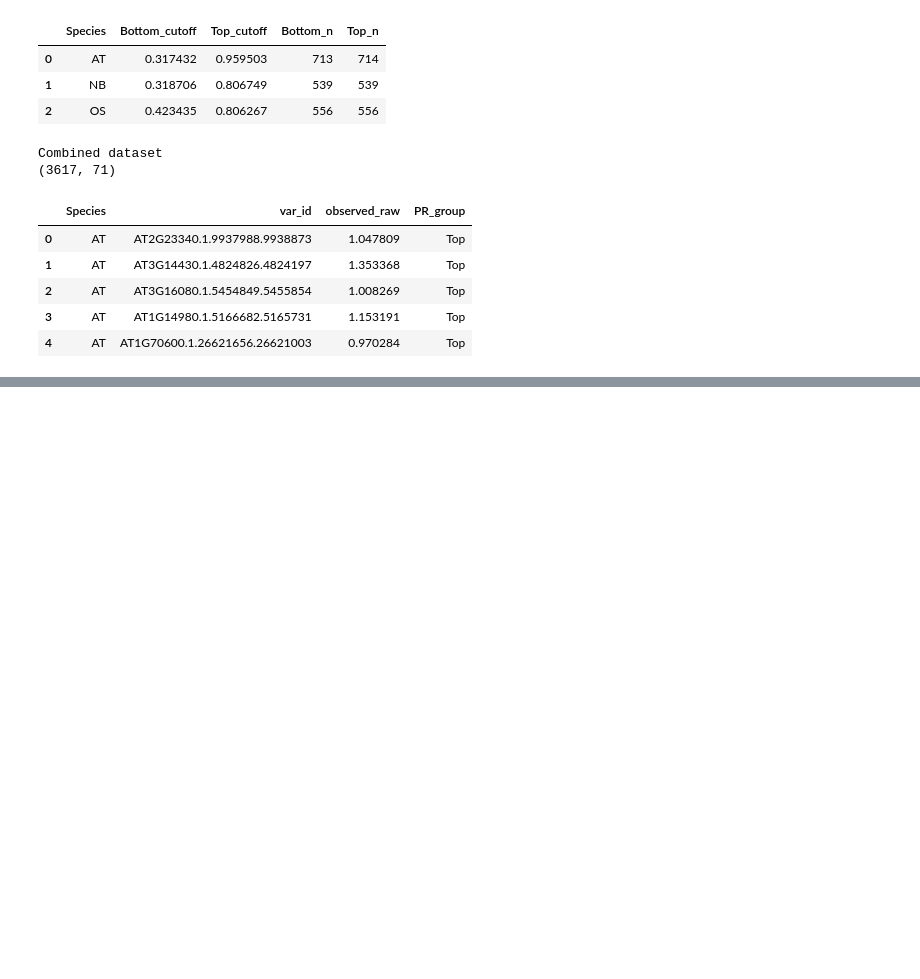
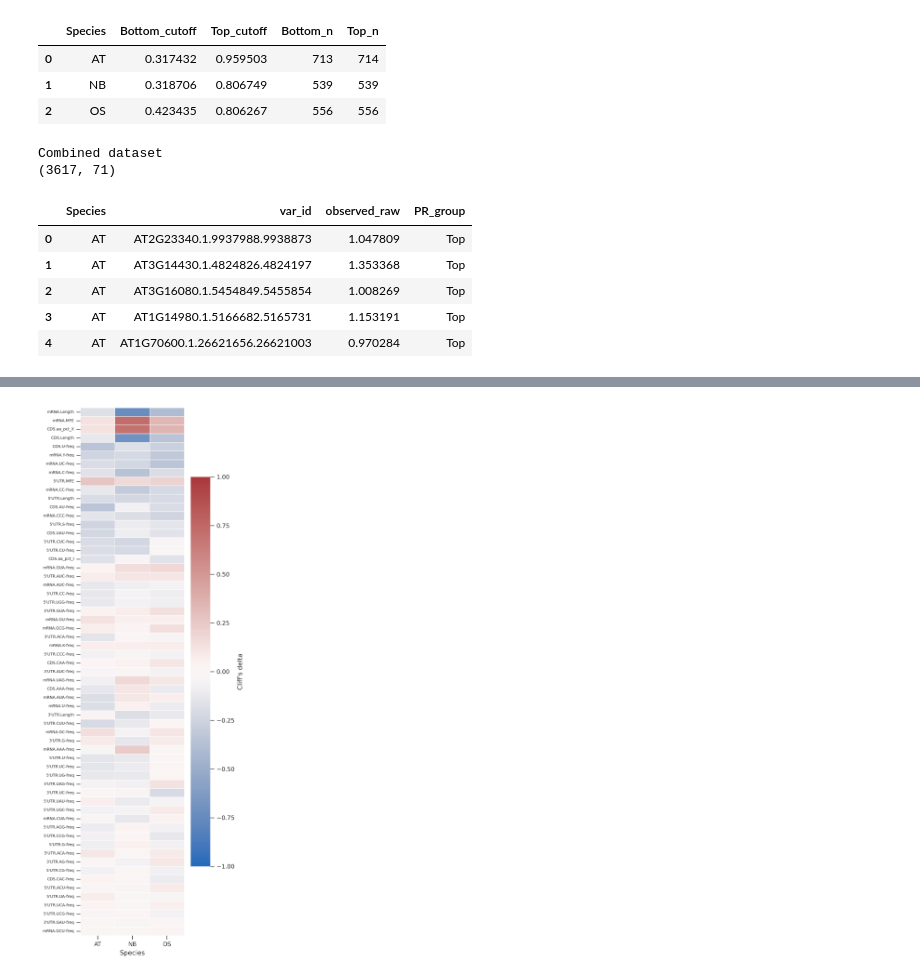
Before and after one commit to ih-11/regression, a Jupyter notebook: notebooks/analysis5_step1.ipynb, the cells around one changed output, grey strips where cells are left out. Cells and saved outputs as stored; diff of their text form; code cells hidden in the pictures; blank space fills up the shorter version.

```diff
--- a/notebooks/analysis5_step1.ipynb
+++ b/notebooks/analysis5_step1.ipynb
@@ -2389,0 +2523,81 @@ Combined dataset
+# %%
+# ============================================
+# Cross-species Top vs Bottom PR effect summary
+# ============================================
+
+effect_matrix_df = (
+    top_bottom_stats_df
+    .pivot(index="Feature", columns="Species", values="Cliff_delta")
+    .reindex(columns=["AT", "NB", "OS"])
+)
+
+fdr_matrix_df = (
+    top_bottom_stats_df
+    .pivot(index="Feature", columns="Species", values="FDR")
+    .reindex(columns=["AT", "NB", "OS"])
+)
+
+effect_summary_df = feature_metadata_df.copy()
+effect_summary_df["AT"] = effect_summary_df["Feature"].map(effect_matrix_df["AT"])
+effect_summary_df["NB"] = effect_summary_df["Feature"].map(effect_matrix_df["NB"])
+effect_summary_df["OS"] = effect_summary_df["Feature"].map(effect_matrix_df["OS"])
+
+effect_summary_df["Mean_delta"] = effect_summary_df[["AT", "NB", "OS"]].mean(axis=1)
+effect_summary_df["Mean_abs_delta"] = effect_summary_df[["AT", "NB", "OS"]].abs().mean(axis=1)
+effect_summary_df["Min_abs_delta"] = effect_summary_df[["AT", "NB", "OS"]].abs().min(axis=1)
+
+effect_summary_df["Same_direction"] = (
+    ((effect_summary_df[["AT", "NB", "OS"]] > 0).all(axis=1)) |
+    ((effect_summary_df[["AT", "NB", "OS"]] < 0).all(axis=1))
+)
+
+effect_summary_df["FDR_all"] = (
+    (fdr_matrix_df.loc[effect_summary_df["Feature"], ["AT", "NB", "OS"]].to_numpy() < 0.05)
+    .all(axis=1)
+)
+
+effect_summary_df = (
+    effect_summary_df
+    .sort_values(["Same_direction", "Mean_abs_delta"], ascending=[False, False])
+    .reset_index(drop=True)
+)
+
+print("Cross-species effect summary")
+print("----------------------------")
+display(effect_summary_df.head(20))
+
+print("\nSame direction in all species :", effect_summary_df["Same_direction"].sum())
+print("FDR < 0.05 in all species    :", effect_summary_df["FDR_all"].sum())
+print(
+    "Same direction + FDR all    :",
+    (effect_summary_df["Same_direction"] & effect_summary_df["FDR_all"]).sum(),
+)
+
+# --------------------------------------------
+# Cliff's delta heatmap
+# --------------------------------------------
+
+plot_order = effect_summary_df["Feature"].tolist()
+plot_matrix = effect_matrix_df.loc[plot_order, ["AT", "NB", "OS"]]
+
+fig, ax = make_fig(w=4.5, h=12)
+
+sns.heatmap(
+    plot_matrix,
+    cmap="vlag",
+    center=0,
+    vmin=-1,
+    vmax=1,
+    linewidths=0.25,
+    linecolor="white",
+    cbar_kws={"label": "Cliff's delta"},
+    ax=ax,
+)
+
+format_axis(ax, xlabel="Species", ylabel="")
+ax.tick_params(axis="x", labelrotation=0)
+ax.tick_params(axis="y", labelrotation=0, labelsize=6)
+
+plt.tight_layout()
+plt.show()
+# %% [output]
@@ -2389,0 +2626 @@ Combined dataset
+[figure, added]
```
Also changed, not shown: parts of 3 cells of this notebook.
